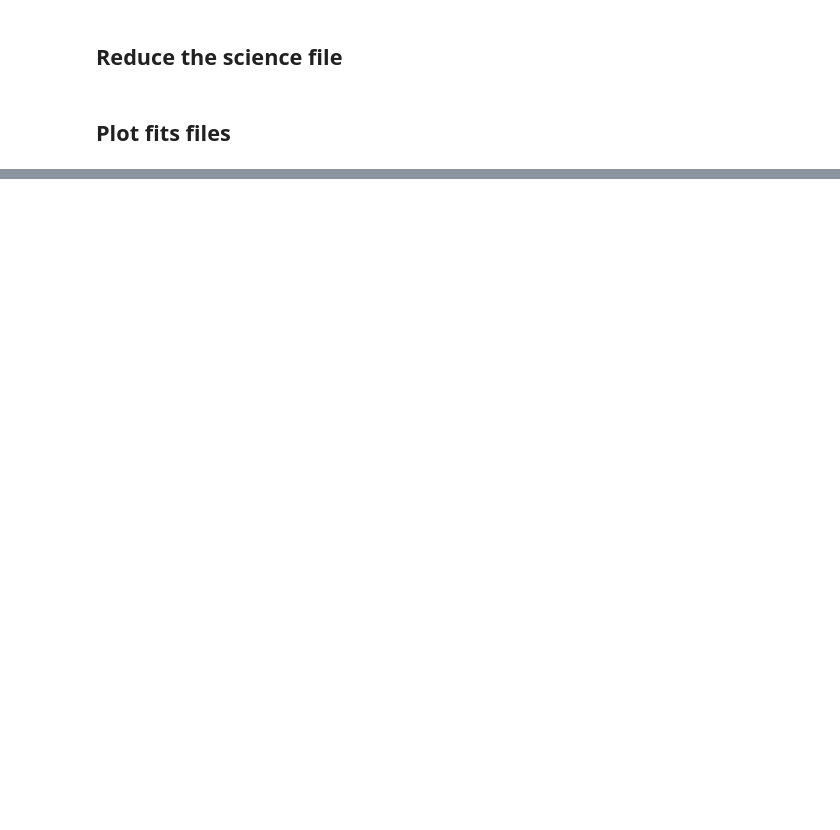
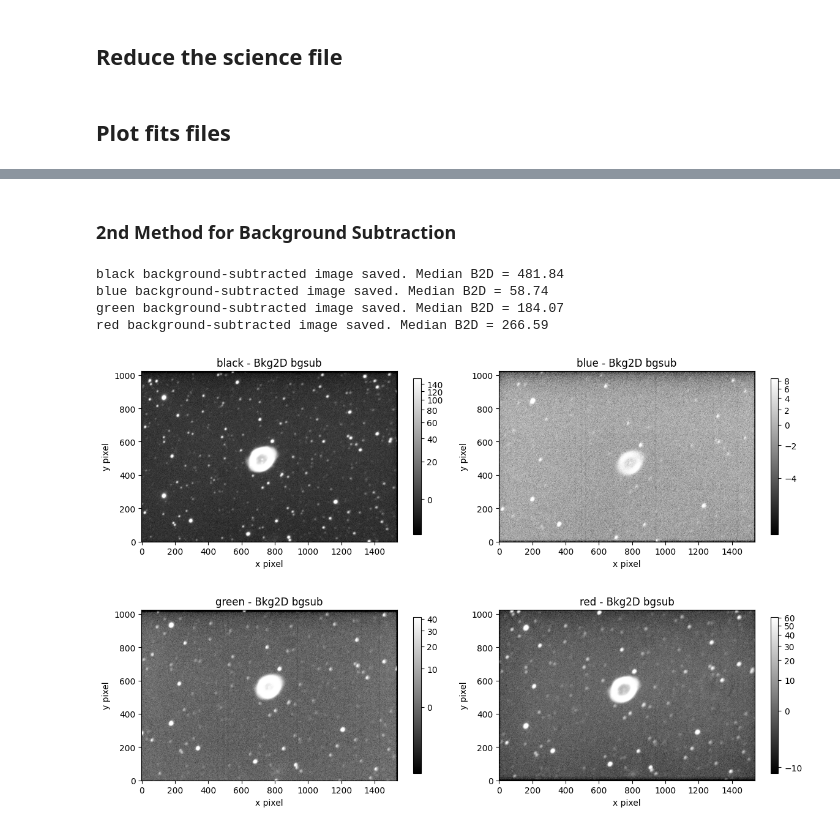
Before and after one commit to wisewizardofthestars/LA, a Jupyter notebook: III-Data_Reduction_and_Background.ipynb, the cells around one changed output, grey strips where cells are left out. Cells and saved outputs as stored; diff of their text form; code cells hidden in the pictures; blank space fills up the shorter version.

```diff
--- a/III-Data_Reduction_and_Background.ipynb
+++ b/III-Data_Reduction_and_Background.ipynb
@@ -84,11 +76,0 @@ ERROR: Invalid requirement: '#only': Expected package name at the start of depen
-# %%
-from photutils.background import Background2D, MedianBackground
-from astropy.stats import SigmaClip
-sigma_clip = SigmaClip(sigma=3.0)
-bkg_estimator = MedianBackground()
-bkg_list = []
-for science_calibrated, dirs in m57_science_calibrated:
-      bkg = Background2D(science_calibrated,(50,50),filter_size=(3,3),sigma_clip=sigma_clip, bkg_estimator=bkg_estimator)
-      print("      Median background found: %f, median bkg noise: %f"
-            %(bkg.background_median,bkg.background_rms_median)  )
-      bkg_list.append(bkg)
@@ -137,0 +207,49 @@ for idx, (science_calibrated, dirs) in enumerate(m57_science_calibrated):
+# %% [markdown]
+### 2nd Method for Background Subtraction
+# %%
+# Directory to save background-subtracted images
+bgsub_dir = './m57/bgsub_stacked/'
+os.makedirs(bgsub_dir, exist_ok=True)
+
+filters = ['black', 'blue', 'green', 'red']
+
+bkg2d_bgsub = {}
+
+for filt in filters:
+    image = stacked_images[filt]
+
+    # Compute 2D background
+    sigma_clip = SigmaClip(sigma=3.0)
+    bkg_estimator = MedianBackground()
+    bkg = Background2D(image, box_size=(250,250), filter_size=(3,3),
+                       sigma_clip=sigma_clip, bkg_estimator=bkg_estimator)
+
+    # Subtract background
+    image_bgsub = image - bkg.background
+    bkg2d_bgsub[filt] = image_bgsub
+
+    # Save background-subtracted image
+    out_file = os.path.join(bgsub_dir, f"{filt}_stacked_bgsub.fits")
+    fits.writeto(out_file, image_bgsub, overwrite=True)
+
+    print(f"{filt} background-subtracted image saved. Median B2D = {bkg.background_median:.2f}")
+
+# Plot the background-subtracted images
+plt.figure(figsize=(12, 8))
+for i, filt in enumerate(filters, 1):
+    norm = simple_norm(bkg2d_bgsub[filt], 'asinh', min_percent=5, max_percent=99)
+    plt.subplot(2, 2, i)
+    plt.imshow(bkg2d_bgsub[filt], cmap='gray', origin='lower', norm=norm)
+    plt.title(f"{filt} - Bkg2D bgsub")
+    plt.xlabel('x pixel')
+    plt.ylabel('y pixel')
+    plt.colorbar(shrink=0.7)
+
+plt.tight_layout()
+plt.show()
+# %% [output]
+black background-subtracted image saved. Median B2D = 481.84
+blue background-subtracted image saved. Median B2D = 58.74
+green background-subtracted image saved. Median B2D = 184.07
+red background-subtracted image saved. Median B2D = 266.59
+[figure, added]
```
Also changed, not shown: parts of 10 cells of this notebook, 13 other files.
